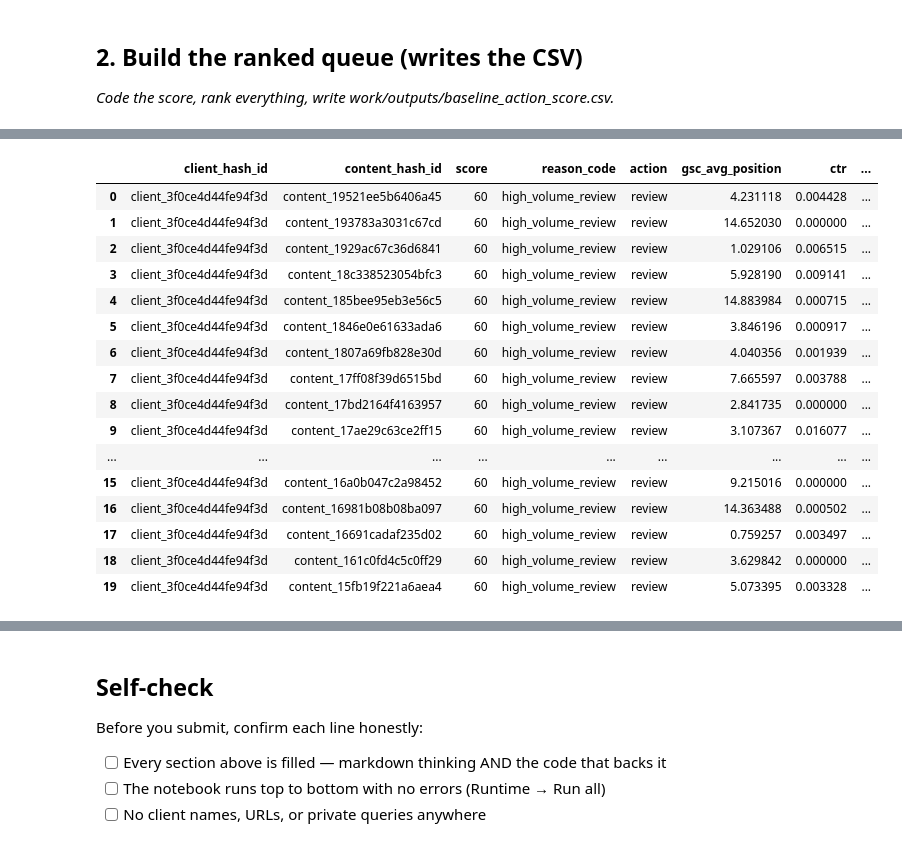
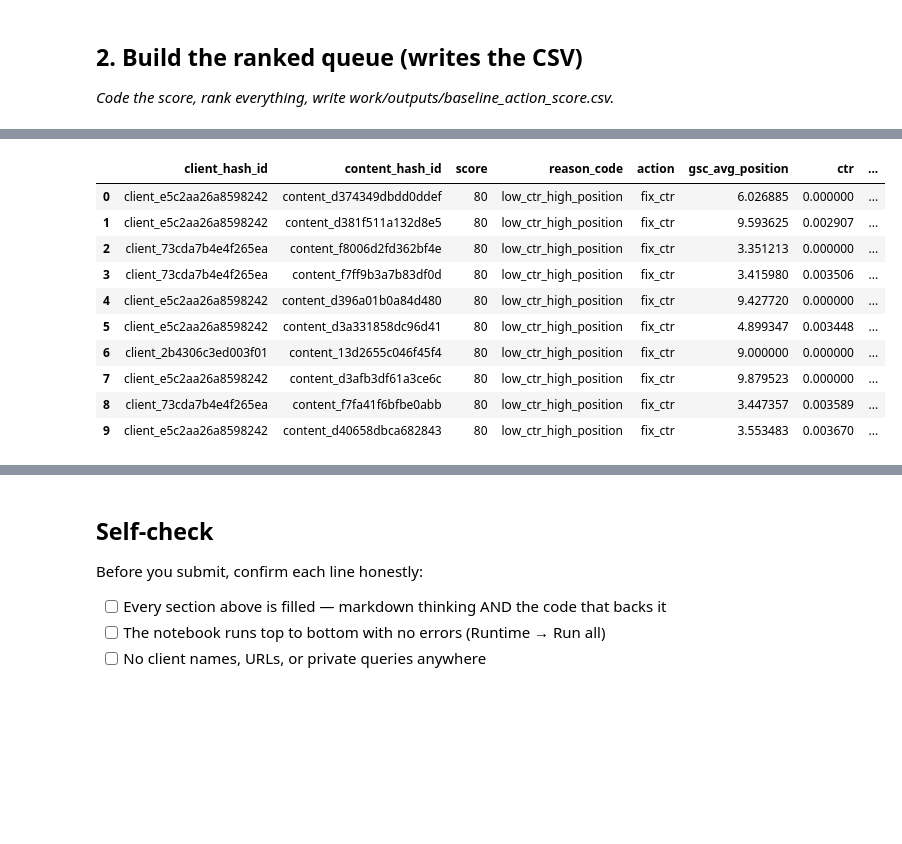
Before and after one commit to CaesarGhazi/Flyrank, a Jupyter notebook: work/notebooks/w04_baseline_score.ipynb, the cells around one changed output, grey strips where cells are left out. Drawn from its saved outputs; the diff is of its cells as text; code cells hidden in the pictures; blank space fills up the shorter version.

```diff
--- a/work/notebooks/w04_baseline_score.ipynb
+++ b/work/notebooks/w04_baseline_score.ipynb
@@ -94,32 +116,18 @@ Content-level shape: (331437, 9)
 # %%
-# This cell is for CODE (numbers, a query, a check).
-# Write your text answer in the cell ABOVE this one — typing sentences here breaks Run All.
+CTR_THRESHOLD = 0.005  # 0.5%
 
-# Score the rule
-def score_row(row, ctr_median, impr_q75):
+def score_row(row):
     if row["gsc_impressions"] == 0:
-        return 0, "no_data", "skip"
-    if pd.notna(row["ctr"]) and row["gsc_avg_position"] <= 10 and row["ctr"] < ctr_median:
-        return 80, "good_position_low_ctr", "fix_ctr"
-    if row["gsc_impressions"] >= impr_q75:
-        return 60, "high_volume_review", "review"
-    if pd.notna(row["engagement_rate"]) and row["gsc_clicks"] > 0 and row["engagement_rate"] < 0.2:
-        return 50, "low_engagement", "investigate"
-    return 20, "low_priority", "monitor"
+        return 0, "low_ctr_high_position", "monitor"
+    if pd.notna(row["ctr"]) and row["gsc_avg_position"] <= 10 and row["ctr"] < CTR_THRESHOLD:
+        return 80, "low_ctr_high_position", "fix_ctr"
+    return 20, "low_ctr_high_position", "monitor"
 
-ctr_median = content_level["ctr"].median()
-impr_q75 = content_level["gsc_impressions"].quantile(0.75)
-
-content_level[["score","reason_code","action"]] = content_level.apply(
-    lambda r: pd.Series(score_row(r, ctr_median, impr_q75)), axis=1
-)
+content_level[["score","reason_code","action"]] = content_level.apply(lambda r: pd.Series(score_row(r)), axis=1)
 
 queue = content_level.sort_values("score", ascending=False).reset_index(drop=True)
-
-os.makedirs("work/outputs", exist_ok=True)
 queue.to_csv("work/outputs/baseline_action_score.csv", index=False)
-
-print("Rows written:", len(queue))
-print(queue["reason_code"].value_counts())
-queue.head(20)
+print(queue["score"].value_counts())
+print(queue["action"].value_counts())
+queue.head(10)
 # %% [output]
@@ -177,24 +171,18 @@ Name: count, dtype: int64
 # %%
 # This cell is for CODE (numbers, a query, a check).
 # Write your text answer in the cell ABOVE this one — typing sentences here breaks Run All.
 
-top20 = queue.head(20)
-top20[["client_hash_id","content_hash_id","score","reason_code","action","gsc_avg_position","ctr","gsc_impressions"]]
+top10 = queue.head(10)
+top10[["client_hash_id","content_hash_id","score","reason_code","action","gsc_avg_position","ctr","gsc_impressions"]]
 # %% [output]
 |  | client_hash_id | content_hash_id | score | reason_code | action | gsc_avg_position | ctr | ... |
-| 0 | client_3f0ce4d44fe94f3d | content_19521ee5b6406a45 | 60 | high_volume_review | review | 4.231118 | 0.004428 | ... |
-| 1 | client_3f0ce4d44fe94f3d | content_193783a3031c67cd | 60 | high_volume_review | review | 14.652030 | 0.000000 | ... |
-| 2 | client_3f0ce4d44fe94f3d | content_1929ac67c36d6841 | 60 | high_volume_review | review | 1.029106 | 0.006515 | ... |
-| 3 | client_3f0ce4d44fe94f3d | content_18c338523054bfc3 | 60 | high_volume_review | review | 5.928190 | 0.009141 | ... |
-| 4 | client_3f0ce4d44fe94f3d | content_185bee95eb3e56c5 | 60 | high_volume_review | review | 14.883984 | 0.000715 | ... |
-| 5 | client_3f0ce4d44fe94f3d | content_1846e0e61633ada6 | 60 | high_volume_review | review | 3.846196 | 0.000917 | ... |
-| 6 | client_3f0ce4d44fe94f3d | content_1807a69fb828e30d | 60 | high_volume_review | review | 4.040356 | 0.001939 | ... |
-| 7 | client_3f0ce4d44fe94f3d | content_17ff08f39d6515bd | 60 | high_volume_review | review | 7.665597 | 0.003788 | ... |
-| 8 | client_3f0ce4d44fe94f3d | content_17bd2164f4163957 | 60 | high_volume_review | review | 2.841735 | 0.000000 | ... |
-| 9 | client_3f0ce4d44fe94f3d | content_17ae29c63ce2ff15 | 60 | high_volume_review | review | 3.107367 | 0.016077 | ... |
-| ... | ... | ... | ... | ... | ... | ... | ... | ... |
-| 15 | client_3f0ce4d44fe94f3d | content_16a0b047c2a98452 | 60 | high_volume_review | review | 9.215016 | 0.000000 | ... |
-| 16 | client_3f0ce4d44fe94f3d | content_16981b08b08ba097 | 60 | high_volume_review | review | 14.363488 | 0.000502 | ... |
-| 17 | client_3f0ce4d44fe94f3d | content_16691cadaf235d02 | 60 | high_volume_review | review | 0.759257 | 0.003497 | ... |
-| 18 | client_3f0ce4d44fe94f3d | content_161c0fd4c5c0ff29 | 60 | high_volume_review | review | 3.629842 | 0.000000 | ... |
-| 19 | client_3f0ce4d44fe94f3d | content_15fb19f221a6aea4 | 60 | high_volume_review | review | 5.073395 | 0.003328 | ... |
+| 0 | client_e5c2aa26a8598242 | content_d374349dbdd0ddef | 80 | low_ctr_high_position | fix_ctr | 6.026885 | 0.000000 | ... |
+| 1 | client_e5c2aa26a8598242 | content_d381f511a132d8e5 | 80 | low_ctr_high_position | fix_ctr | 9.593625 | 0.002907 | ... |
+| 2 | client_73cda7b4e4f265ea | content_f8006d2fd362bf4e | 80 | low_ctr_high_position | fix_ctr | 3.351213 | 0.000000 | ... |
+| 3 | client_73cda7b4e4f265ea | content_f7ff9b3a7b83df0d | 80 | low_ctr_high_position | fix_ctr | 3.415980 | 0.003506 | ... |
+| 4 | client_e5c2aa26a8598242 | content_d396a01b0a84d480 | 80 | low_ctr_high_position | fix_ctr | 9.427720 | 0.000000 | ... |
+| 5 | client_e5c2aa26a8598242 | content_d3a331858dc96d41 | 80 | low_ctr_high_position | fix_ctr | 4.899347 | 0.003448 | ... |
+| 6 | client_2b4306c3ed003f01 | content_13d2655c046f45f4 | 80 | low_ctr_high_position | fix_ctr | 9.000000 | 0.000000 | ... |
+| 7 | client_e5c2aa26a8598242 | content_d3afb3df61a3ce6c | 80 | low_ctr_high_position | fix_ctr | 9.879523 | 0.000000 | ... |
+| 8 | client_73cda7b4e4f265ea | content_f7fa41f6bfbe0abb | 80 | low_ctr_high_position | fix_ctr | 3.447357 | 0.003589 | ... |
+| 9 | client_e5c2aa26a8598242 | content_d40658dbca682843 | 80 | low_ctr_high_position | fix_ctr | 3.553483 | 0.003670 | ... |
```
Also changed, not shown: parts of 11 cells of this notebook.
